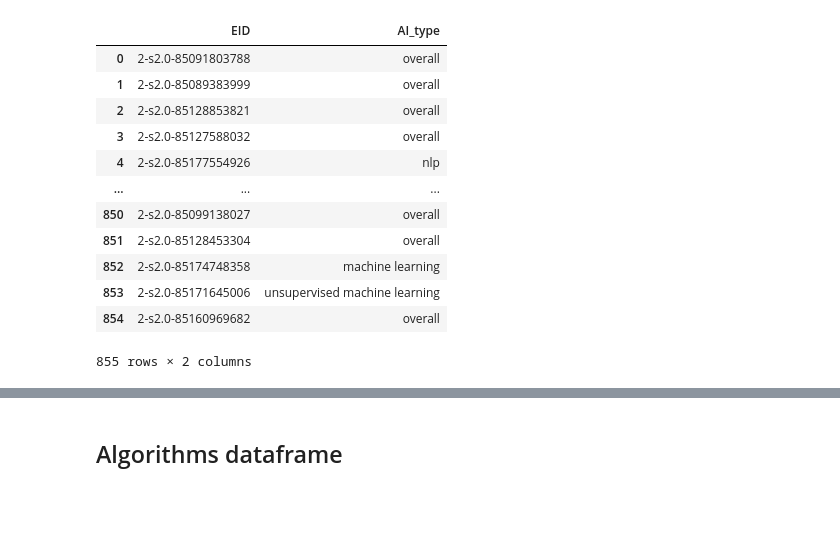
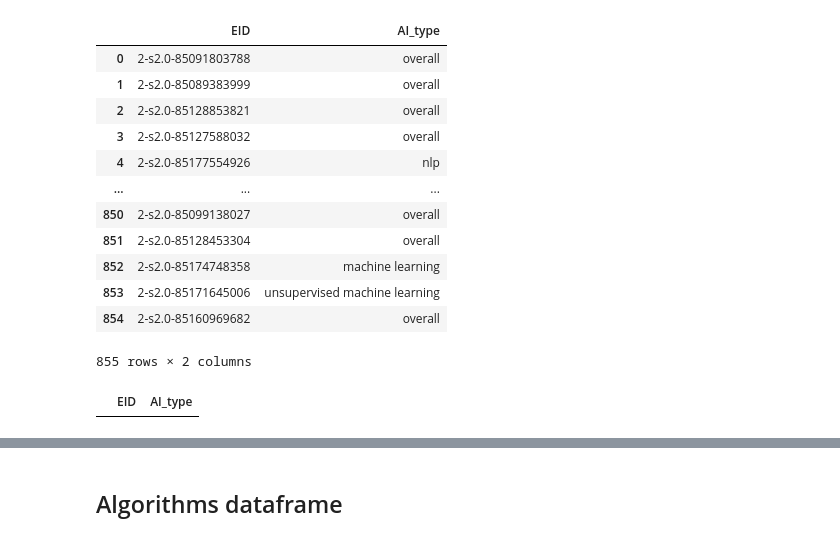
Before and after one commit to datagus/review_eda, a Jupyter notebook: analysis.ipynb, the cells around one changed output, grey strips where cells are left out. Saved outputs shown, nothing was run; the diff lists cells and outputs as text; code cells hidden in the pictures; blank space fills up the shorter version.

```diff
--- a/analysis.ipynb
+++ b/analysis.ipynb
@@ -190,3 +190,7 @@ dff
 | 853 | 2-s2.0-85171645006 | unsupervised machine learning |
 | 854 | 2-s2.0-85160969682 | overall |
 855 rows × 2 columns
+# %%
+dff.loc[dff["AI_type"] == "blockchain",]
+# %% [output]
+|  | EID | AI_type |
```
Also changed, not shown: parts of 13 cells of this notebook.
